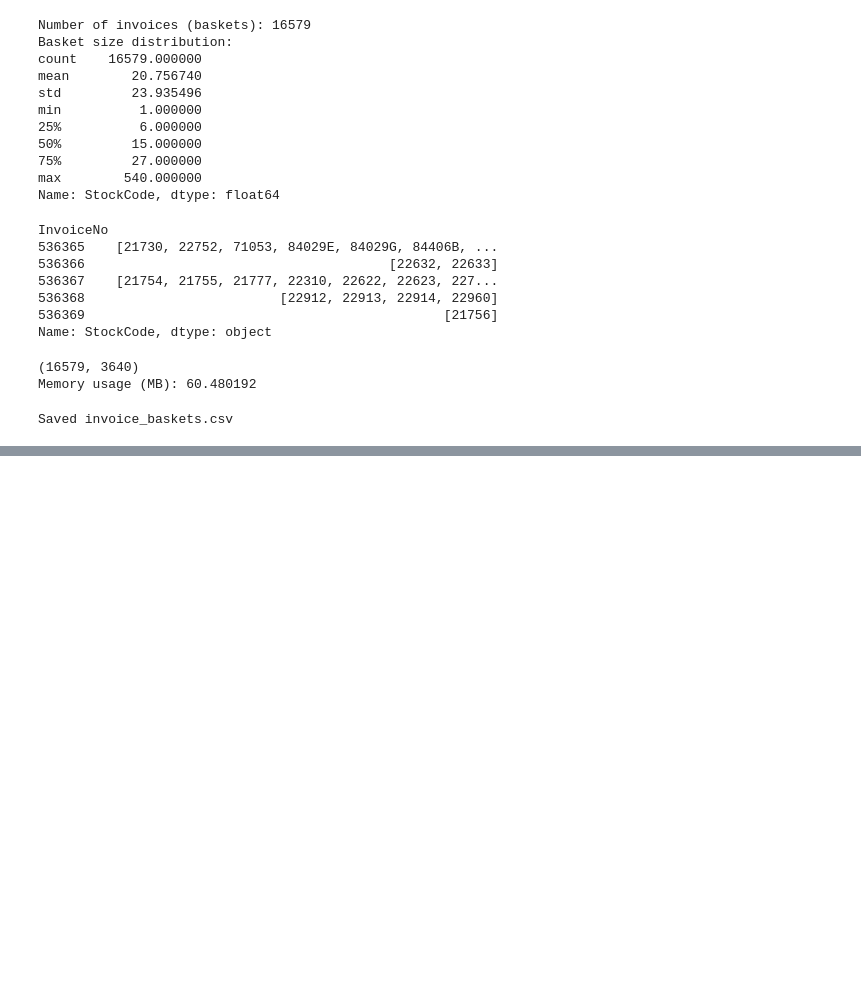
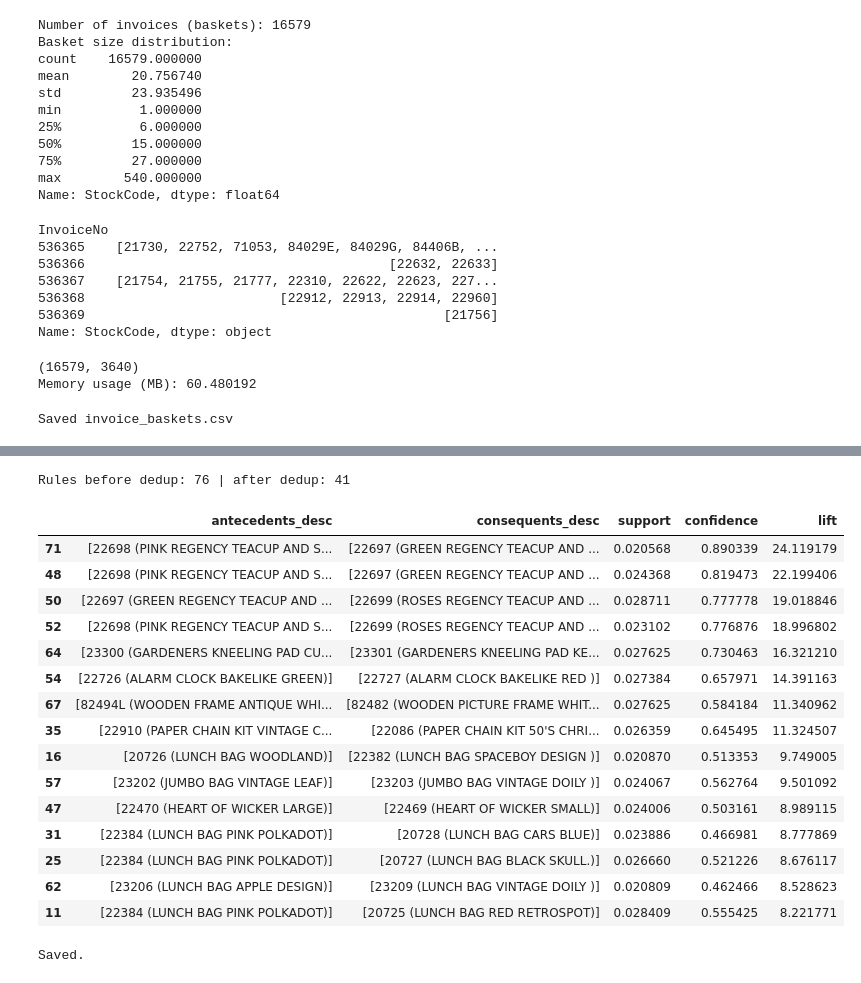
Before and after one commit to swagat017/Data-Mining-Project, a Jupyter notebook: notebooks/association_analysis.ipynb, the cells around one changed output, grey strips where cells are left out. Cells and saved outputs as stored; diff of their text form; code cells hidden in the pictures; blank space fills up the shorter version.

```diff
--- a/notebooks/association_analysis.ipynb
+++ b/notebooks/association_analysis.ipynb
@@ -148,0 +224,36 @@ min_support=0.01: 1051 itemsets, 2.12s
+# %%
+# Keep only the highest-confidence rule for each unique combination of items involved
+# (regardless of which side is antecedent vs consequent), to avoid counting the same
+# underlying product relationship multiple times.
+rules['item_group'] = rules.apply(
+    lambda r: frozenset(r['antecedents']) | frozenset(r['consequents']), axis=1
+)
+rules_deduped = rules.sort_values('confidence', ascending=False).drop_duplicates(subset='item_group', keep='first')
+rules_deduped = rules_deduped.sort_values('lift', ascending=False)
+
+print("Rules before dedup:", len(rules), "| after dedup:", len(rules_deduped))
+rules_deduped[['antecedents_desc','consequents_desc','support','confidence','lift']].head(15)
+# %% [output]
+Rules before dedup: 76 | after dedup: 41
+|  | antecedents_desc | consequents_desc | support | confidence | lift |
+| 71 | [22698 (PINK REGENCY TEACUP AND S... | [22697 (GREEN REGENCY TEACUP AND ... | 0.020568 | 0.890339 | 24.119179 |
+| 48 | [22698 (PINK REGENCY TEACUP AND S... | [22697 (GREEN REGENCY TEACUP AND ... | 0.024368 | 0.819473 | 22.199406 |
+| 50 | [22697 (GREEN REGENCY TEACUP AND ... | [22699 (ROSES REGENCY TEACUP AND ... | 0.028711 | 0.777778 | 19.018846 |
+| 52 | [22698 (PINK REGENCY TEACUP AND S... | [22699 (ROSES REGENCY TEACUP AND ... | 0.023102 | 0.776876 | 18.996802 |
+| 64 | [23300 (GARDENERS KNEELING PAD CU... | [23301 (GARDENERS KNEELING PAD KE... | 0.027625 | 0.730463 | 16.321210 |
+| 54 | [22726 (ALARM CLOCK BAKELIKE GREEN)] | [22727 (ALARM CLOCK BAKELIKE RED )] | 0.027384 | 0.657971 | 14.391163 |
+| 67 | [82494L (WOODEN FRAME ANTIQUE WHI... | [82482 (WOODEN PICTURE FRAME WHIT... | 0.027625 | 0.584184 | 11.340962 |
+| 35 | [22910 (PAPER CHAIN KIT VINTAGE C... | [22086 (PAPER CHAIN KIT 50'S CHRI... | 0.026359 | 0.645495 | 11.324507 |
+| 16 | [20726 (LUNCH BAG WOODLAND)] | [22382 (LUNCH BAG SPACEBOY DESIGN )] | 0.020870 | 0.513353 | 9.749005 |
+| 57 | [23202 (JUMBO BAG VINTAGE LEAF)] | [23203 (JUMBO BAG VINTAGE DOILY )] | 0.024067 | 0.562764 | 9.501092 |
+| 47 | [22470 (HEART OF WICKER LARGE)] | [22469 (HEART OF WICKER SMALL)] | 0.024006 | 0.503161 | 8.989115 |
+| 31 | [22384 (LUNCH BAG PINK POLKADOT)] | [20728 (LUNCH BAG CARS BLUE)] | 0.023886 | 0.466981 | 8.777869 |
+| 25 | [22384 (LUNCH BAG PINK POLKADOT)] | [20727 (LUNCH BAG BLACK SKULL.)] | 0.026660 | 0.521226 | 8.676117 |
+| 62 | [23206 (LUNCH BAG APPLE DESIGN)] | [23209 (LUNCH BAG VINTAGE DOILY )] | 0.020809 | 0.462466 | 8.528623 |
+| 11 | [22384 (LUNCH BAG PINK POLKADOT)] | [20725 (LUNCH BAG RED RETROSPOT)] | 0.028409 | 0.555425 | 8.221771 |
+# %%
+os.makedirs("../results/tables", exist_ok=True)
+rules_deduped.drop(columns=['item_group']).to_csv("../results/tables/association_rules_apriori_sup002.csv", index=False)
+print("Saved.")
+# %% [output]
+Saved.
```
Also changed, not shown: parts of 13 cells of this notebook, 2 other files.
